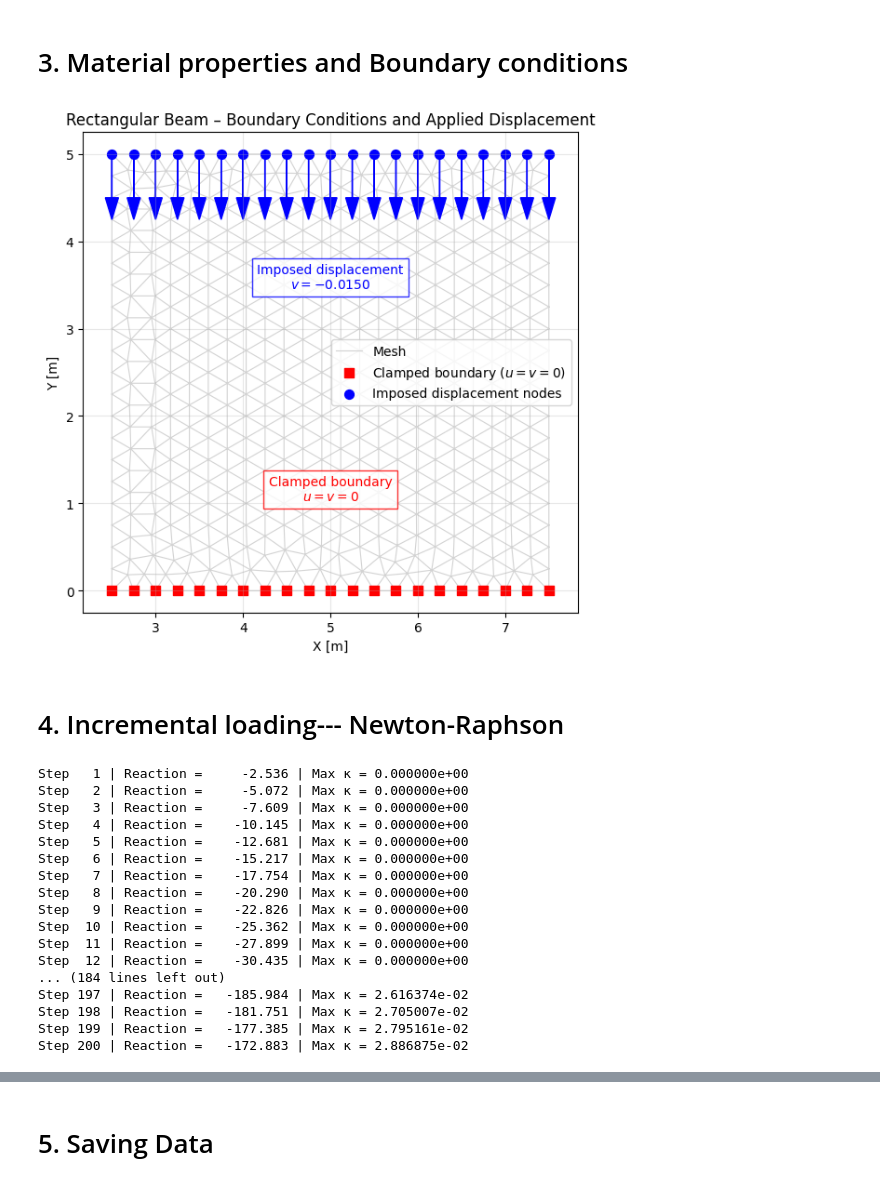
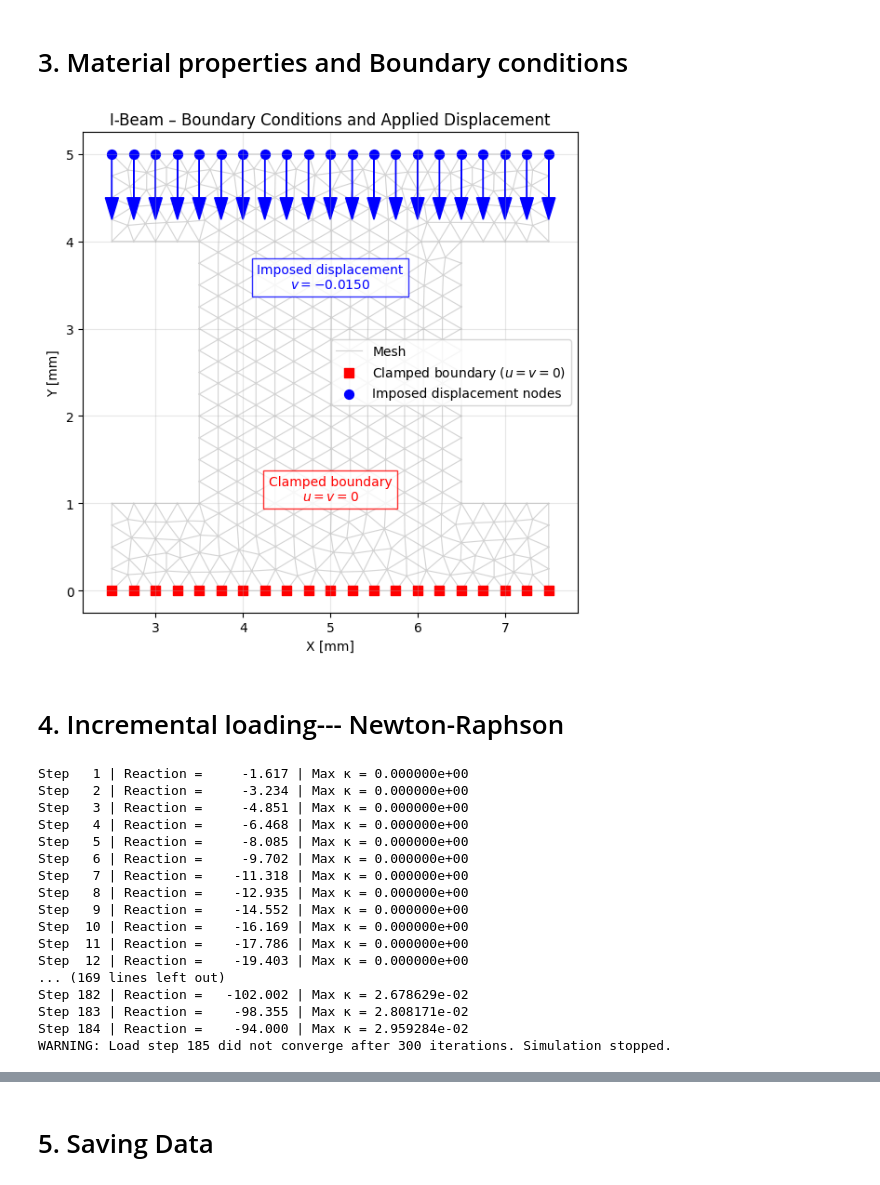
Before and after one commit to KhayalM/Extended-Finite-Element-Methods, a Jupyter notebook: Softening_lc=0_25.ipynb, the cells around one changed output, grey strips where cells are left out. Cells and saved outputs as stored; diff of their text form; code cells hidden in the pictures.

```diff
--- a/Softening_lc=0_25.ipynb
+++ b/Softening_lc=0_25.ipynb
@@ -115,10 +138,10 @@ import numpy as np
 import matplotlib.pyplot as plt
 
 # ------------------------------
-# Initialize Gmsh and load the rectangular beam mesh
+# Initialize Gmsh and load the I-beam mesh
 # ------------------------------
 gmsh.initialize()
-gmsh.open("rectangular_beam_5mmx5mm.msh")
+gmsh.open("I_beam_5mm.msh")
 
 # ------------------------------
 # Get all nodes
@@ -132,17 +155,22 @@ node_coords = np.array(node_coords).reshape(-1, 3)
 def get_elements_of_physical_group(dim, tag):
     entity_tags = gmsh.model.getEntitiesForPhysicalGroup(dim, tag)
     all_elements = []
+
     for entity_tag in entity_tags:
         element_types, element_tags, node_tags_list = gmsh.model.mesh.getElements(dim, entity_tag)
+
         for i in range(len(element_types)):
-            # triangles → 3 nodes per element
-            all_elements.append(np.array(node_tags_list[i]).reshape(-1, 3))
+            # Linear triangles → 3 nodes per element
+            all_elements.append(
+                np.array(node_tags_list[i]).reshape(-1, 3)
+            )
+
     return np.concatenate(all_elements) if all_elements else np.array([])
 
 # ------------------------------
-# Get elements for the rectangular beam (physical group 1)
+# Get elements for the I-beam (physical group 1)
 # ------------------------------
-elements_rect_beam = get_elements_of_physical_group(2, 1)
+elements_I_beam = get_elements_of_physical_group(2, 1)
 # %%
 # ------------------------------
 # Mesh visualization
@@ -505,7 +533,7 @@ beam_height = y_max - y_min
 # --- Mesh outline ---
 plt.triplot(
     x, y,
-    elements_rect_beam - 1,
+    elements_I_beam  - 1,
     color="lightgray",
     linewidth=0.8,
     label="Mesh"
@@ -549,37 +577,37 @@ plt.text(
     np.mean(x[top_nodes]),
     y_max - 0.25 * beam_height,
     rf"Imposed displacement" "\n"
     rf"$v = {u_max:.4f}$",
     ha="center",
     va="top",
     fontsize=10,
     color="blue",
     bbox=dict(facecolor="white", edgecolor="blue", alpha=0.8)
 )
 
 plt.text(
     np.mean(x[bottom_nodes]),
     y_min + 0.20 * beam_height,
     "Clamped boundary\n$u = v = 0$",
     ha="center",
     va="bottom",
     fontsize=10,
     color="red",
     bbox=dict(facecolor="white", edgecolor="red", alpha=0.8)
 )
 
 # --- Plot settings ---
 plt.gca().set_aspect("equal", adjustable="box")
-plt.xlabel("X [m]")
-plt.ylabel("Y [m]")
-plt.title("Rectangular Beam – Boundary Conditions and Applied Displacement")
+plt.xlabel("X [mm]")
+plt.ylabel("Y [mm]")
+plt.title("I-Beam – Boundary Conditions and Applied Displacement")
 plt.legend(loc="center right")
 plt.grid(alpha=0.3)
 
 plt.tight_layout()
 plt.show()
 # %% [output]
-[figure, old version]
+[figure, new version]
 # %% [markdown]
 # 4. Incremental loading--- Newton-Raphson
 # %%
@@ -619,7 +647,7 @@ for step in range(num_steps):
         for e in range(num_elems):
 
             # --- Element connectivity ---
-            n1, n2, n3 = (elements_rect_beam[e] - 1).astype(int)
+            n1, n2, n3 = (elements_I_beam [e] - 1).astype(int)
 
             # --- Element coordinates ---
             element_coord = np.array([
@@ -644,9 +672,9 @@ for step in range(num_steps):
             # 1. ELASTIC PREDICTOR (Trial State)
             # ==================================================
             strain_e = B_e @ u_e
-            delta_strain = strain_e - strain_old[e] #incremental strain
+            delta_strain = strain_e - strain_old[e]
 
-            sigma_trial = stress_old[e] + D_el @ delta_strain #trial stress assming purely elastic response
+            sigma_trial = stress_old[e] + D_el @ delta_strain
             sigma_eq_tr = calculate_von_mises_stress(sigma_trial, nu)
 
             # Yield function evaluation
@@ -663,7 +691,7 @@ for step in range(num_steps):
                 kappa_new = kappa_old[e]
                 Cep = D_el
 
-            else: #plastic case starts from here
+            else:
                 # --- Plastic step ---
                 s_tr = deviatoric_part(sigma_trial, nu)
                 n_vec = 1.5 * s_tr / sigma_eq_tr
@@ -689,8 +717,8 @@ for step in range(num_steps):
             # ==================================================
             # 3. ELEMENT ASSEMBLY
             # ==================================================
-            f_int_e = B_e.T @ sigma_new * A_e #internal force
-            K_e = B_e.T @ Cep @ B_e * A_e #element tangent stiffness
+            f_int_e = B_e.T @ sigma_new * A_e
+            K_e = B_e.T @ Cep @ B_e * A_e
 
             # Assemble into global residual and tangent
             for i_local in range(6):
@@ -740,7 +768,7 @@ for step in range(num_steps):
 
         for e in range(num_elems):
 
-            n1, n2, n3 = (elements_rect_beam[e] - 1).astype(int)
+            n1, n2, n3 = (elements_I_beam [e] - 1).astype(int)
             edof = np.array([
                 2*n1, 2*n1 + 1,
                 2*n2, 2*n2 + 1,
@@ -786,23 +814,23 @@ for step in range(num_steps):
         sum_du = sum_du[:step]
         break
 # %% [output]
-Step   1 | Reaction =     -2.536 | Max κ = 0.000000e+00
-Step   2 | Reaction =     -5.072 | Max κ = 0.000000e+00
-Step   3 | Reaction =     -7.609 | Max κ = 0.000000e+00
-Step   4 | Reaction =    -10.145 | Max κ = 0.000000e+00
-Step   5 | Reaction =    -12.681 | Max κ = 0.000000e+00
-Step   6 | Reaction =    -15.217 | Max κ = 0.000000e+00
-Step   7 | Reaction =    -17.754 | Max κ = 0.000000e+00
-Step   8 | Reaction =    -20.290 | Max κ = 0.000000e+00
-Step   9 | Reaction =    -22.826 | Max κ = 0.000000e+00
-Step  10 | Reaction =    -25.362 | Max κ = 0.000000e+00
-Step  11 | Reaction =    -27.899 | Max κ = 0.000000e+00
-Step  12 | Reaction =    -30.435 | Max κ = 0.000000e+00
-... (184 lines left out)
-Step 197 | Reaction =   -185.984 | Max κ = 2.616374e-02
-Step 198 | Reaction =   -181.751 | Max κ = 2.705007e-02
-Step 199 | Reaction =   -177.385 | Max κ = 2.795161e-02
-Step 200 | Reaction =   -172.883 | Max κ = 2.886875e-02
+Step   1 | Reaction =     -1.617 | Max κ = 0.000000e+00
+Step   2 | Reaction =     -3.234 | Max κ = 0.000000e+00
+Step   3 | Reaction =     -4.851 | Max κ = 0.000000e+00
+Step   4 | Reaction =     -6.468 | Max κ = 0.000000e+00
+Step   5 | Reaction =     -8.085 | Max κ = 0.000000e+00
+Step   6 | Reaction =     -9.702 | Max κ = 0.000000e+00
+Step   7 | Reaction =    -11.318 | Max κ = 0.000000e+00
+Step   8 | Reaction =    -12.935 | Max κ = 0.000000e+00
+Step   9 | Reaction =    -14.552 | Max κ = 0.000000e+00
+Step  10 | Reaction =    -16.169 | Max κ = 0.000000e+00
+Step  11 | Reaction =    -17.786 | Max κ = 0.000000e+00
+Step  12 | Reaction =    -19.403 | Max κ = 0.000000e+00
+... (169 lines left out)
+Step 182 | Reaction =   -102.002 | Max κ = 2.678629e-02
+Step 183 | Reaction =    -98.355 | Max κ = 2.808171e-02
+Step 184 | Reaction =    -94.000 | Max κ = 2.959284e-02
+WARNING: Load step 185 did not converge after 300 iterations. Simulation stopped.
 # %%
 # ==========================================================
 # FORCE–DISPLACEMENT CURVE
```
Also changed, not shown: parts of 11 cells of this notebook.
